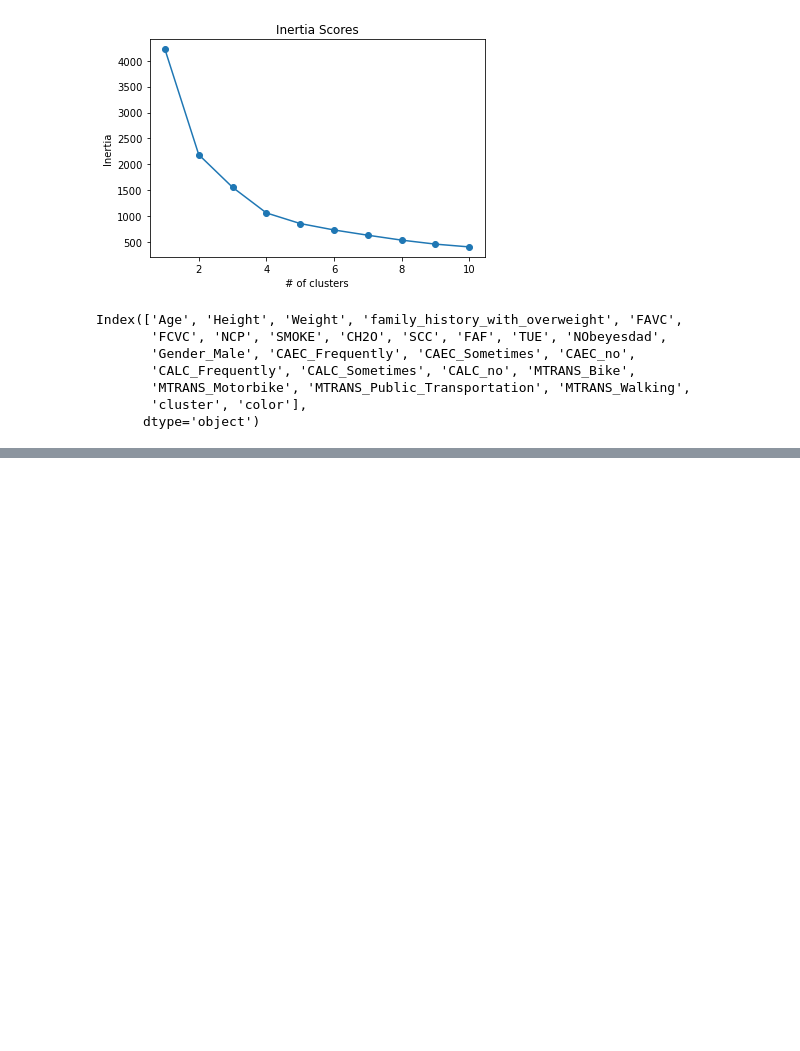
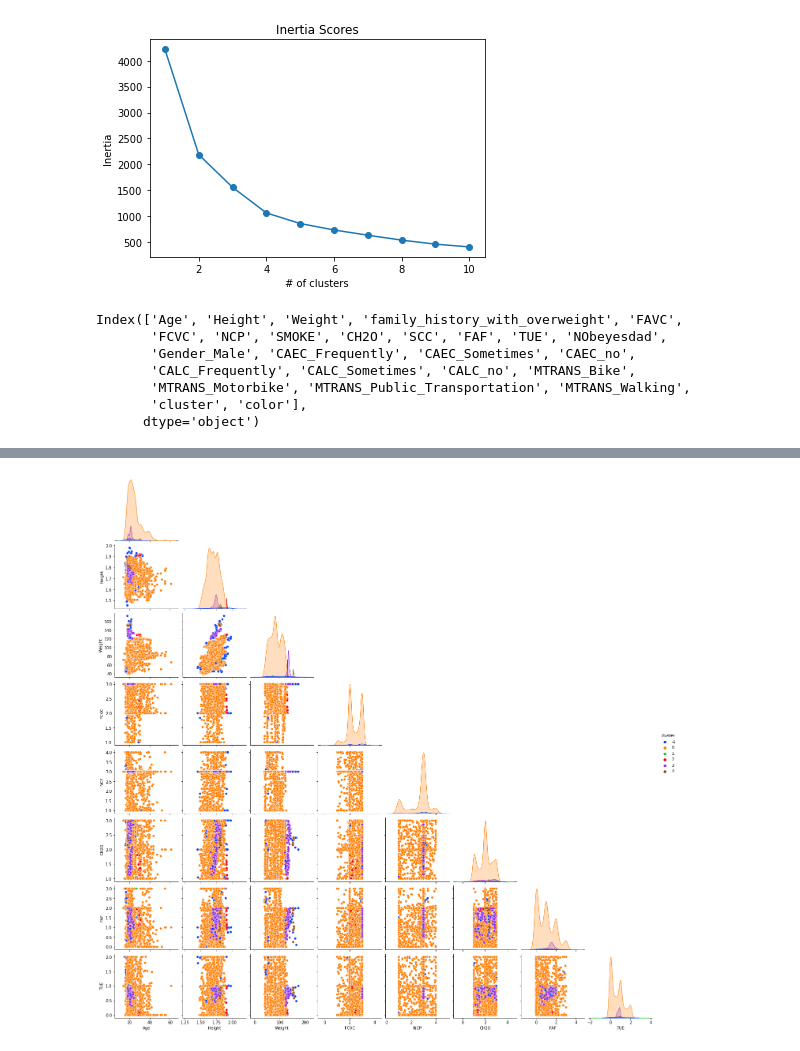
Before and after one commit to sbhewitt/Obesity-Group-Project, a Jupyter notebook: code/survey_clustering-sam.ipynb, the cells around one changed output, grey strips where cells are left out. Saved outputs shown, nothing was run; the diff lists cells and outputs as text; code cells hidden in the pictures; blank space fills up the shorter version.

```diff
--- a/code/survey_clustering-sam.ipynb
+++ b/code/survey_clustering-sam.ipynb
@@ -133,0 +161,3 @@ sns.pairplot(df.drop(columns = ['family_history_with_overweight', 'FAVC','SMOKE'
+# %%
+dbscan = DBSCAN(eps = 0.175)
+dbscan.fit(X_scaled)
@@ -133,0 +174,4 @@ sns.pairplot(df.drop(columns = ['family_history_with_overweight', 'FAVC','SMOKE'
+# %%
+df['cluster'] = dbscan.labels_
+
+df.cluster.value_counts(normalize = True)
@@ -133,0 +186,8 @@ sns.pairplot(df.drop(columns = ['family_history_with_overweight', 'FAVC','SMOKE'
+# %%
+sns.pairplot(df.drop(columns = ['family_history_with_overweight', 'FAVC','SMOKE', 'SCC', 'NObeyesdad',
+                                'Gender_Male', 'CAEC_Frequently', 'CAEC_Sometimes', 'CAEC_no',
+                                'CALC_Frequently', 'CALC_Sometimes', 'CALC_no', 'MTRANS_Bike',
+                                'MTRANS_Motorbike', 'MTRANS_Public_Transportation', 'MTRANS_Walking',]),
+             hue = 'cluster', palette = 'bright', corner = True);
+# %% [output]
+[figure, added]
```
Also changed, not shown: parts of 15 cells of this notebook.
